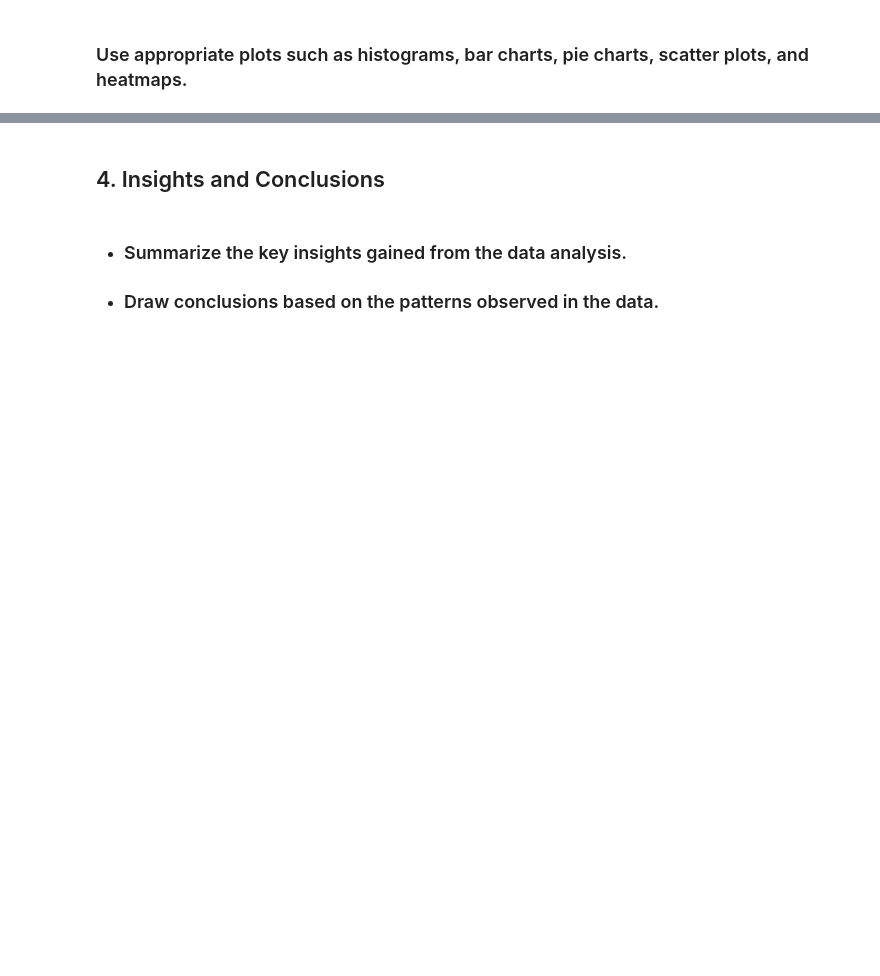
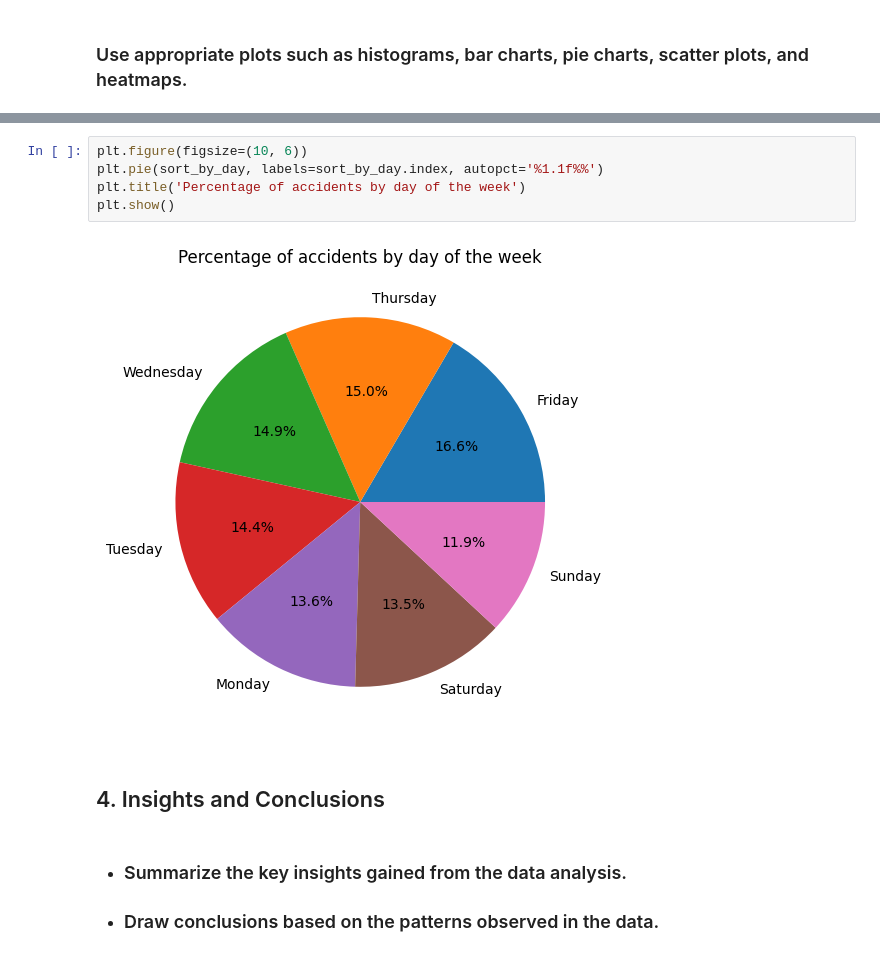
Before and after one commit to actualIslam/T5-week1-test, a Jupyter notebook: Task_(1)_Week_1.ipynb, the cells around one changed output, grey strips where cells are left out. Drawn from its saved outputs; the diff is of its cells as text; blank space fills up the shorter version.

```diff
--- a/Task_(1)_Week_1.ipynb
+++ b/Task_(1)_Week_1.ipynb
@@ -294,3 +287,10 @@ ValueError: could not convert string to float: '17:02:00'
+# %%
+plt.figure(figsize=(10, 6))
+plt.pie(sort_by_day, labels=sort_by_day.index, autopct='%1.1f%%')
+plt.title('Percentage of accidents by day of the week')
+plt.show()
+# %% [output]
+[figure, added]
 # %% [markdown]
 ## 4. Insights and Conclusions
 # %% [markdown]
```
Also changed, not shown: parts of 19 cells of this notebook.
